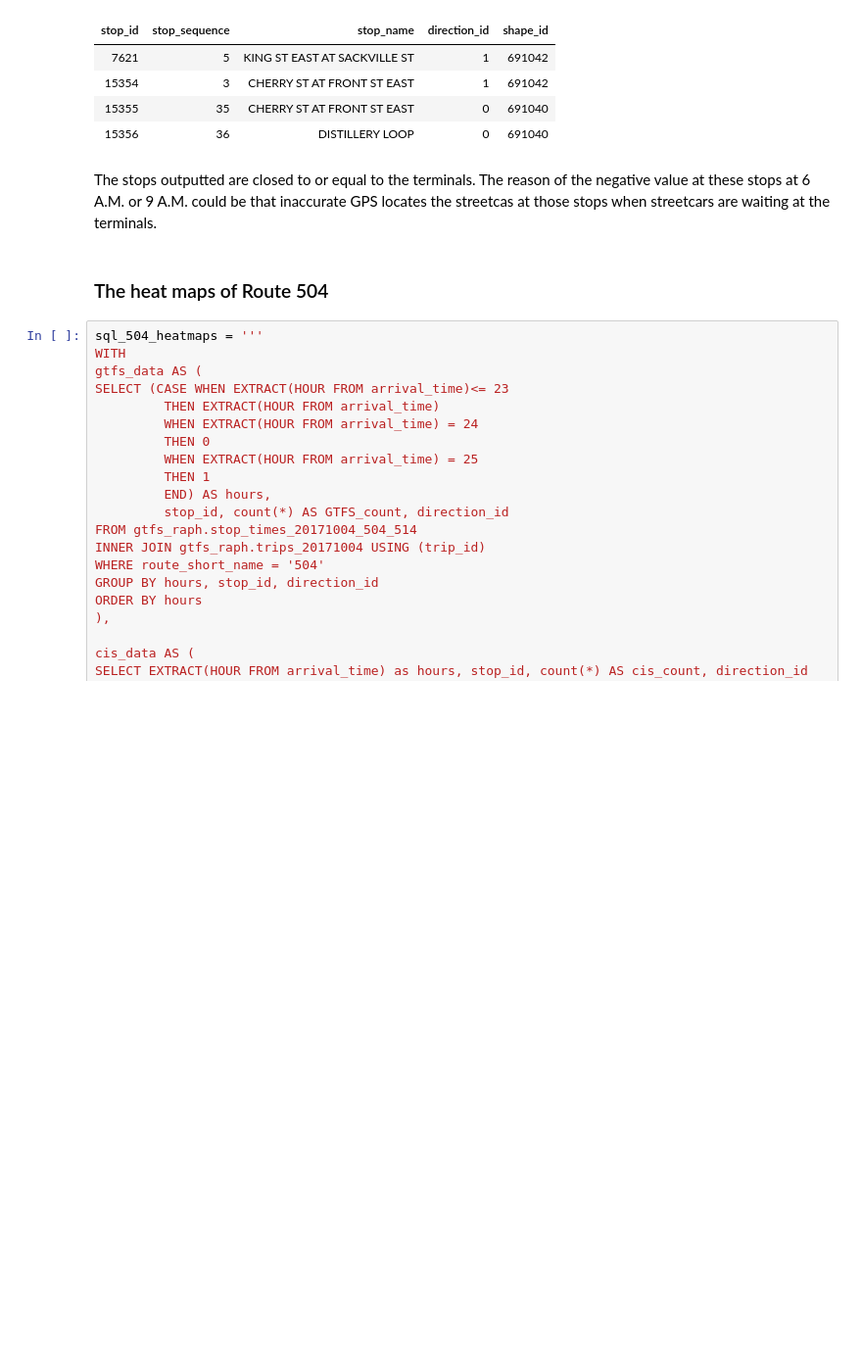
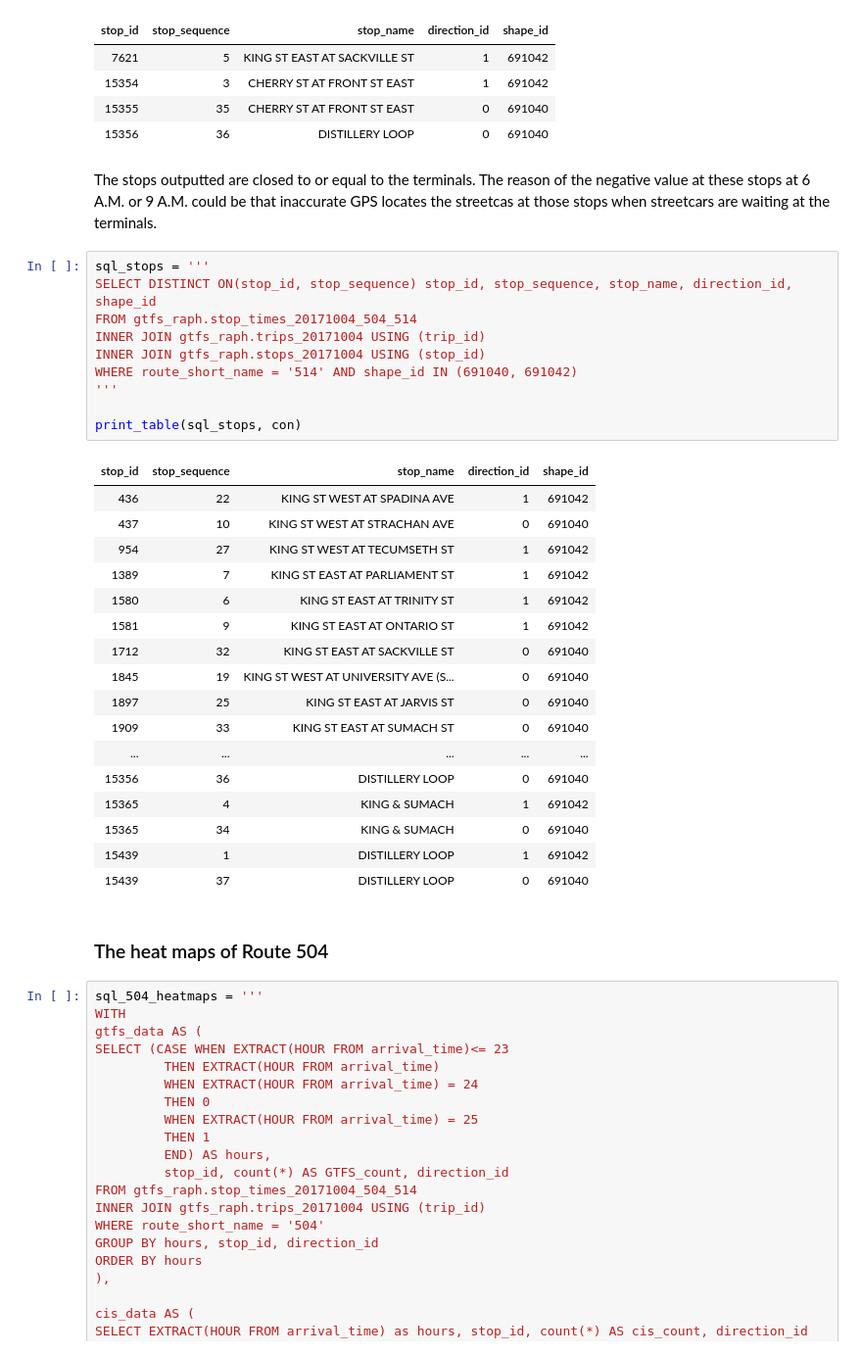
Before and after one commit to CityofToronto/bdit_data-sources, a Jupyter notebook: ttc/validating_cis_processing.ipynb, the cells around one changed output. Shown at 98% size. Cells and saved outputs as stored; diff of their text form; blank space fills up the shorter version.

```diff
--- a/ttc/validating_cis_processing.ipynb
+++ b/ttc/validating_cis_processing.ipynb
@@ -248,6 +269,34 @@ print_table(sql_stop_sequence, con)
 | 15356 | 36 | DISTILLERY LOOP | 0 | 691040 |
 # %% [markdown]
 The stops outputted are closed to or equal to the terminals. The reason of the negative value at these stops at 6 A.M. or 9 A.M. could be that inaccurate GPS locates the streetcas at those stops when streetcars are waiting at the terminals.
+# %%
+sql_stops = '''
+SELECT DISTINCT ON(stop_id, stop_sequence) stop_id, stop_sequence, stop_name, direction_id, shape_id
+FROM gtfs_raph.stop_times_20171004_504_514
+INNER JOIN gtfs_raph.trips_20171004 USING (trip_id)
+INNER JOIN gtfs_raph.stops_20171004 USING (stop_id)
+WHERE route_short_name = '514' AND shape_id IN (691040, 691042)
+'''
+
+print_table(sql_stops, con)
+# %% [output]
+| stop_id | stop_sequence | stop_name | direction_id | shape_id |
+| 436 | 22 | KING ST WEST AT SPADINA AVE | 1 | 691042 |
+| 437 | 10 | KING ST WEST AT STRACHAN AVE | 0 | 691040 |
+| 954 | 27 | KING ST WEST AT TECUMSETH ST | 1 | 691042 |
+| 1389 | 7 | KING ST EAST AT PARLIAMENT ST | 1 | 691042 |
+| 1580 | 6 | KING ST EAST AT TRINITY ST | 1 | 691042 |
+| 1581 | 9 | KING ST EAST AT ONTARIO ST | 1 | 691042 |
+| 1712 | 32 | KING ST EAST AT SACKVILLE ST | 0 | 691040 |
+| 1845 | 19 | KING ST WEST AT UNIVERSITY AVE (S... | 0 | 691040 |
+| 1897 | 25 | KING ST EAST AT JARVIS ST | 0 | 691040 |
+| 1909 | 33 | KING ST EAST AT SUMACH ST | 0 | 691040 |
+| ... | ... | ... | ... | ... |
+| 15356 | 36 | DISTILLERY LOOP | 0 | 691040 |
+| 15365 | 4 | KING & SUMACH | 1 | 691042 |
+| 15365 | 34 | KING & SUMACH | 0 | 691040 |
+| 15439 | 1 | DISTILLERY LOOP | 1 | 691042 |
+| 15439 | 37 | DISTILLERY LOOP | 0 | 691040 |
 # %% [markdown]
 ### The heat maps of Route 504
 # %%
```
Also changed, not shown: parts of 8 cells of this notebook.
